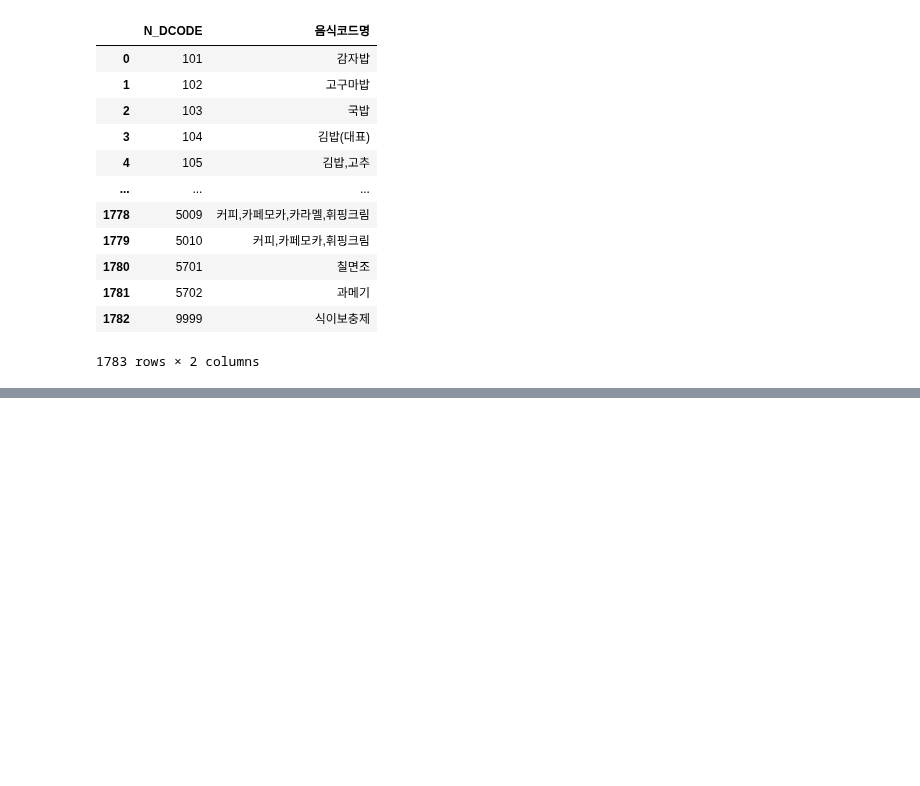
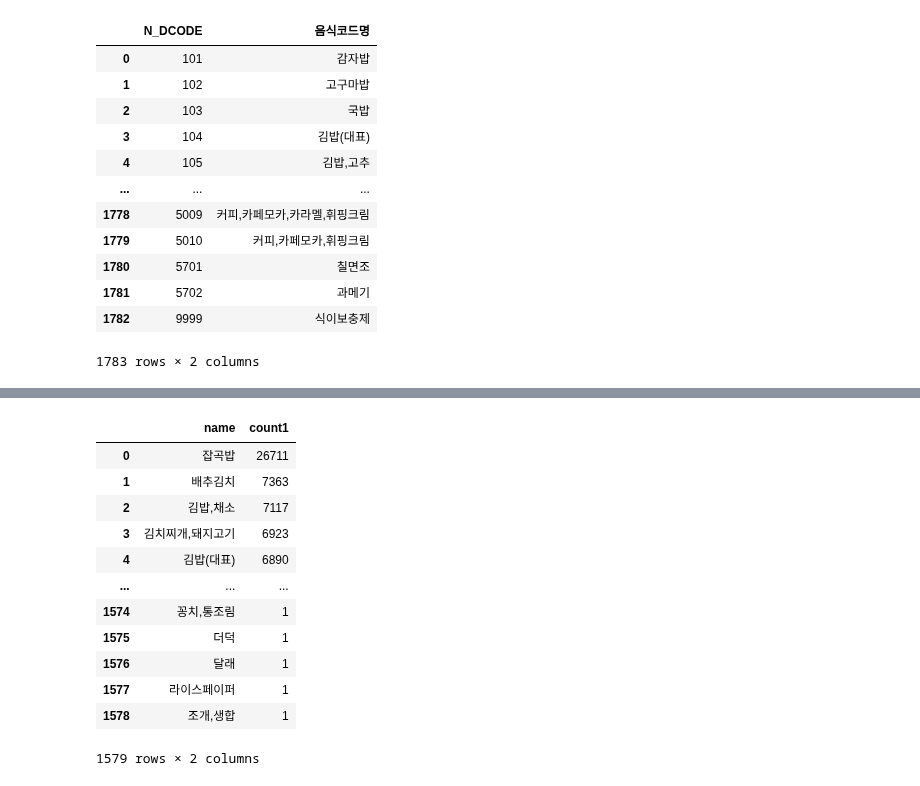
Before and after one commit to knu-final-project/sas_view, a Jupyter notebook: use_code/Data_Preprocessing/data/N_FCODE_convert.ipynb, the cells around one changed output, grey strips where cells are left out. Cells and saved outputs as stored; diff of their text form; code cells hidden in the pictures; blank space fills up the shorter version.

```diff
--- a/use_code/Data_Preprocessing/data/N_FCODE_convert.ipynb
+++ b/use_code/Data_Preprocessing/data/N_FCODE_convert.ipynb
@@ -164,0 +206,19 @@ N_CODE_convert5.merge(code_data5)
+# %%
+N_CODE_df1 = pd.DataFrame({'name':list(N_CODE_convert1['음식코드명'].value_counts().index),
+                            'count1' : list(N_CODE_convert1['음식코드명'].value_counts())})
+
+N_CODE_df1
+# %% [output]
+|  | name | count1 |
+| 0 | 잡곡밥 | 26711 |
+| 1 | 배추김치 | 7363 |
+| 2 | 김밥,채소 | 7117 |
+| 3 | 김치찌개,돼지고기 | 6923 |
+| 4 | 김밥(대표) | 6890 |
+| ... | ... | ... |
+| 1574 | 꽁치,통조림 | 1 |
+| 1575 | 더덕 | 1 |
+| 1576 | 달래 | 1 |
+| 1577 | 라이스페이퍼 | 1 |
+| 1578 | 조개,생합 | 1 |
+1579 rows × 2 columns
```
Also changed, not shown: parts of 18 cells of this notebook, 7 other files.
